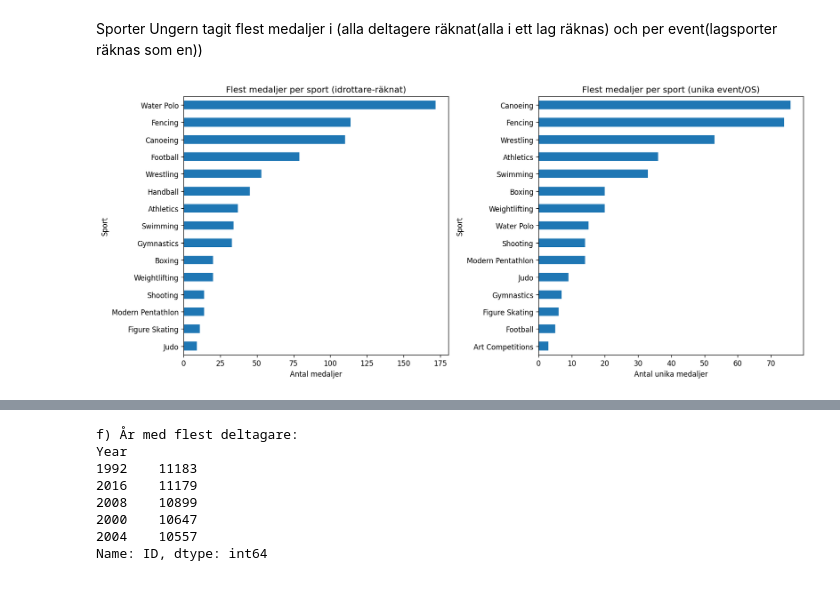
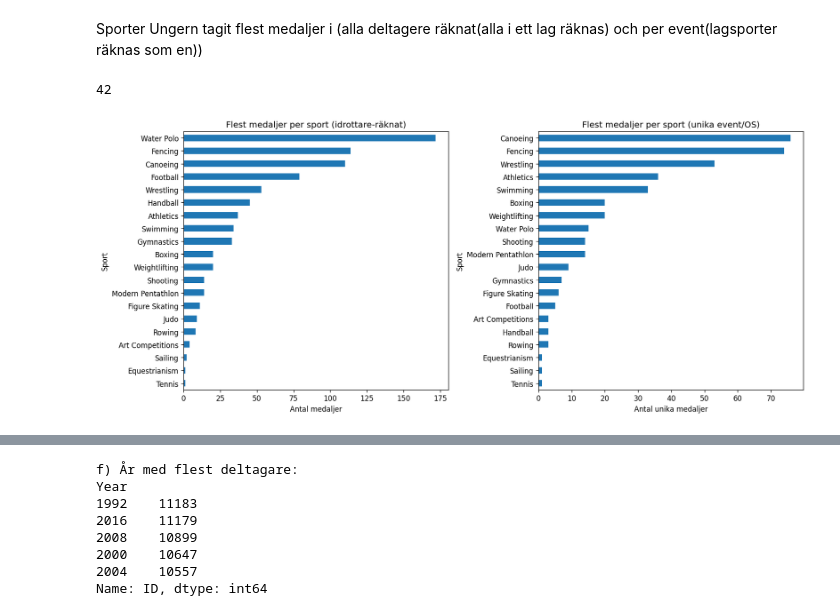
Before and after one commit to F-Degerman/Projekt_OS_Ungern, a Jupyter notebook: Egna_anteckningar/Fanny.ipynb, the cells around one changed output, grey strips where cells are left out. Cells and saved outputs as stored; diff of their text form; code cells hidden in the pictures.

```diff
--- a/Egna_anteckningar/Fanny.ipynb
+++ b/Egna_anteckningar/Fanny.ipynb
@@ -233,31 +221,36 @@ Landets verkliga OS-medaljresultat (som i medaljtabeller)
 Jämförelser mellan länder och sporter
 # %% [markdown]
 Sporter Ungern tagit flest medaljer i (alla deltagere räknat(alla i ett lag räknas) och per event(lagsporter räknas som en))
+# %%
+hun_sports = hungary_unique['Sport'].unique()
+print(f"{len(hun_sports)}")
+# %% [output]
+42
 # %%
 # Alla lagmedlemmar räknas.
 medals_by_sport_athlete = (
     hun_medals.groupby("Sport")["Medal"].count().sort_values(ascending=False)
 )
 
 # Unika medaljer (per event/OS) ---
 medals_by_sport_unique = (
     hun_unique_medals.groupby("Sport")["Medal"].count().sort_values(ascending=False)
 )
 
 
 # Plottar båda för att se skillnaden
 fig, axes = plt.subplots(1, 2, figsize=(14, 6), sharey=False)
-medals_by_sport_athlete.head(15).plot(kind="barh", ax=axes[0])
+medals_by_sport_athlete.head(42).plot(kind="barh", ax=axes[0])
 axes[0].invert_yaxis()
 axes[0].set_title("Flest medaljer per sport (idrottare-räknat)")
 axes[0].set_xlabel("Antal medaljer")
 
-medals_by_sport_unique.head(15).plot(kind="barh", ax=axes[1])
+medals_by_sport_unique.head(42).plot(kind="barh", ax=axes[1])
 axes[1].invert_yaxis()
 axes[1].set_title("Flest medaljer per sport (unika event/OS)")
 axes[1].set_xlabel("Antal unika medaljer")
 
 plt.tight_layout()
 plt.show()
 # %% [output]
-[figure, old version]
+[figure, new version]
```
Also changed, not shown: parts of 37 cells of this notebook.
